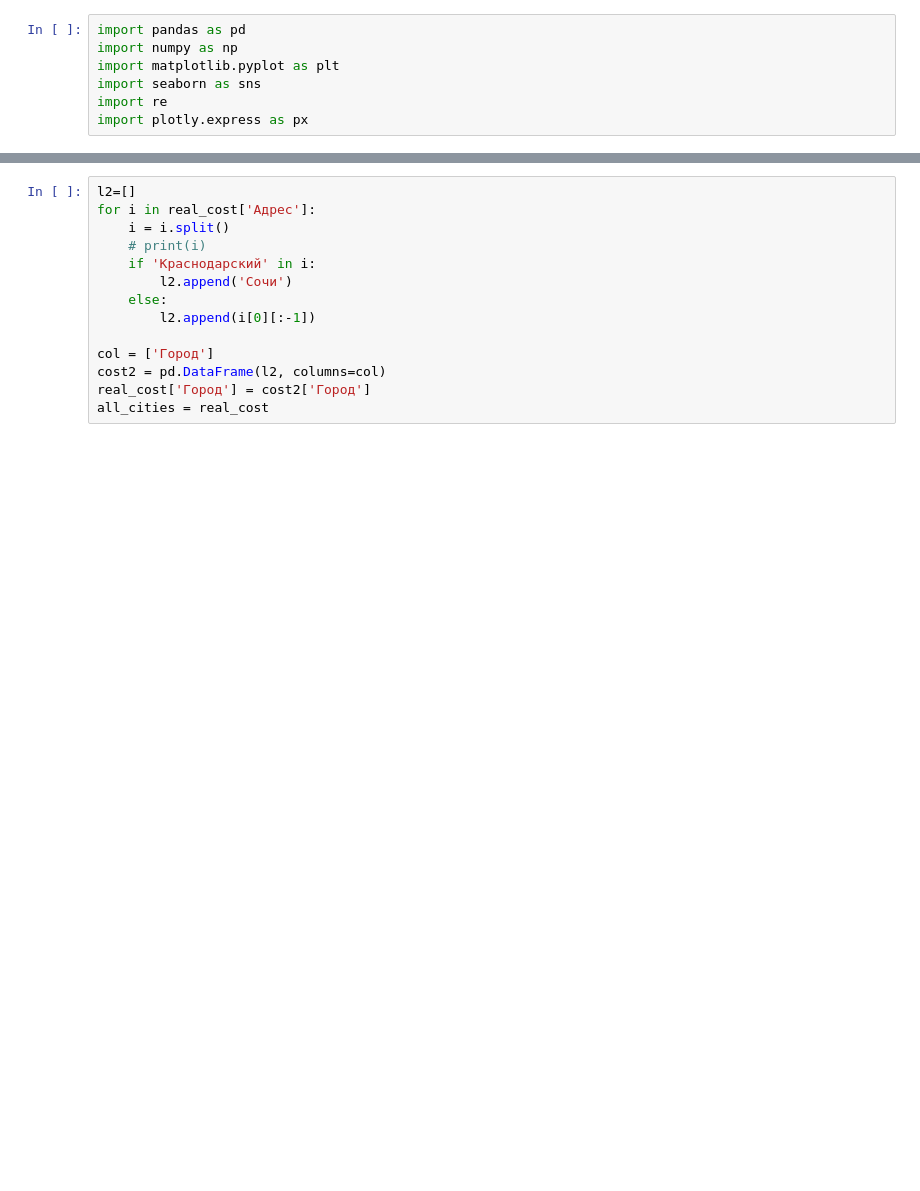
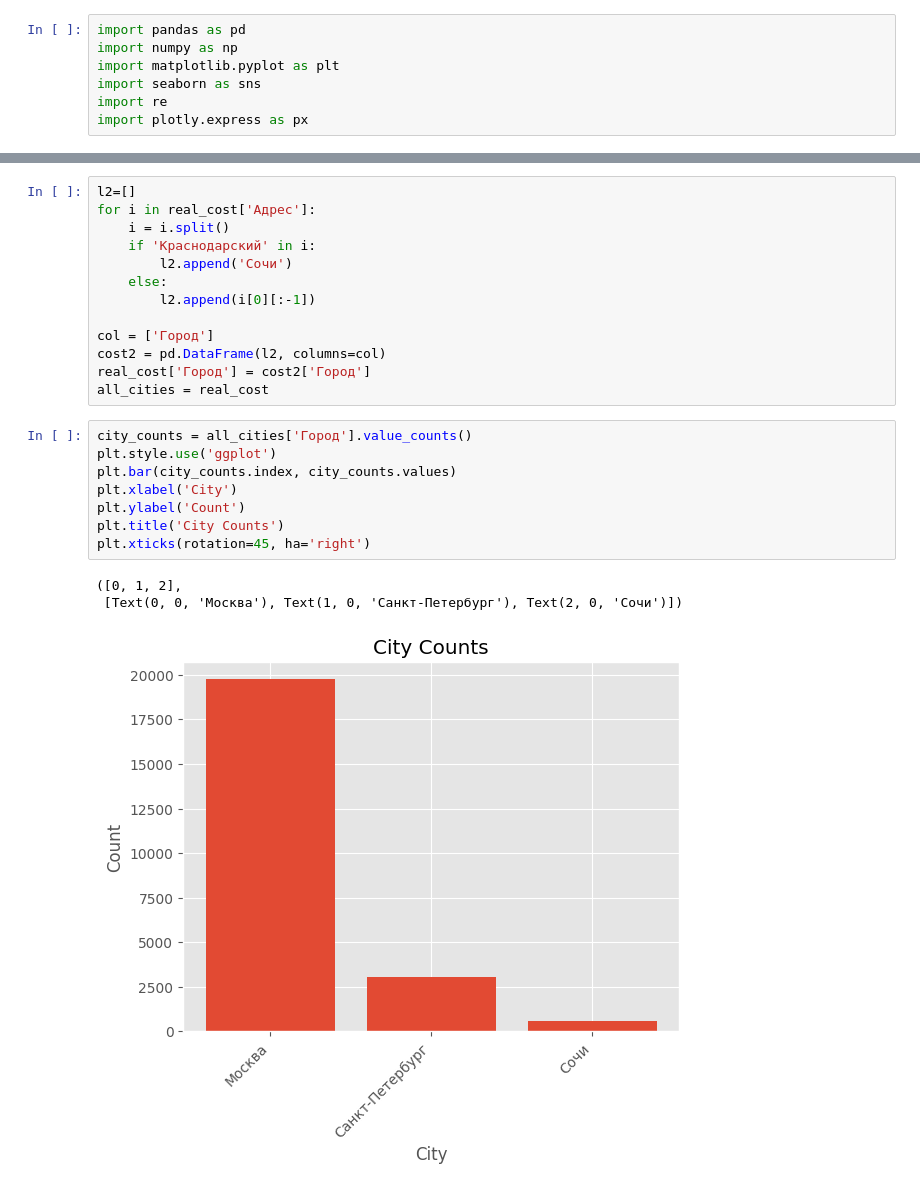
Before and after one commit to Irraris/real_project_bootcamp, a Jupyter notebook: data.ipynb, the cells around one changed output, grey strips where cells are left out. Cells and saved outputs as stored; diff of their text form; blank space fills up the shorter version.

```diff
--- a/data.ipynb
+++ b/data.ipynb
@@ -44,7 +69,6 @@ real_cost = pd.concat([df, cost], axis=1)
 l2=[]
 for i in real_cost['Адрес']:
     i = i.split()
-    # print(i)
     if 'Краснодарский' in i:
         l2.append('Сочи')
     else:
@@ -54,4 +78,16 @@ col = ['Город']
 cost2 = pd.DataFrame(l2, columns=col)
 real_cost['Город'] = cost2['Город']
 all_cities = real_cost
+# %%
+city_counts = all_cities['Город'].value_counts()
+plt.style.use('ggplot')
+plt.bar(city_counts.index, city_counts.values)
+plt.xlabel('City')
+plt.ylabel('Count')
+plt.title('City Counts')
+plt.xticks(rotation=45, ha='right')
+# %% [output]
+([0, 1, 2],
+ [Text(0, 0, 'Москва'), Text(1, 0, 'Санкт-Петербург'), Text(2, 0, 'Сочи')])
+[figure, added]
 # %%
```
Also changed, not shown: parts of 8 cells of this notebook, 1 other file.
